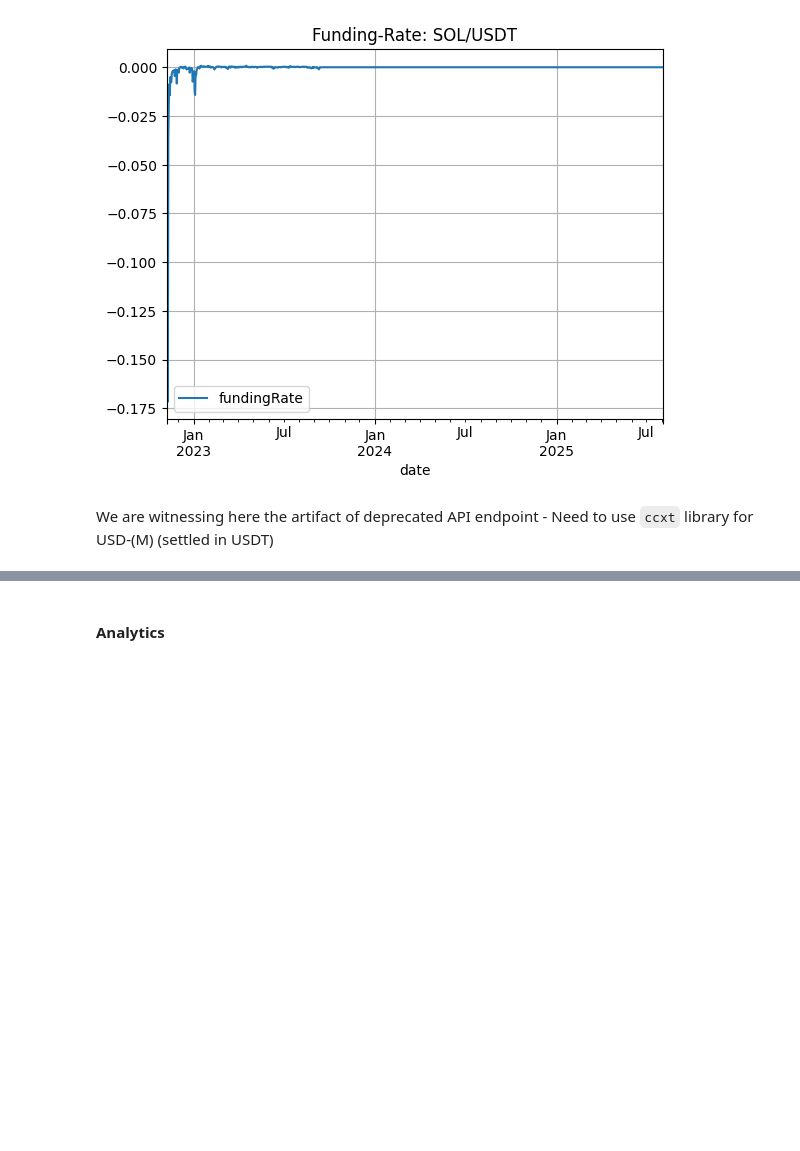
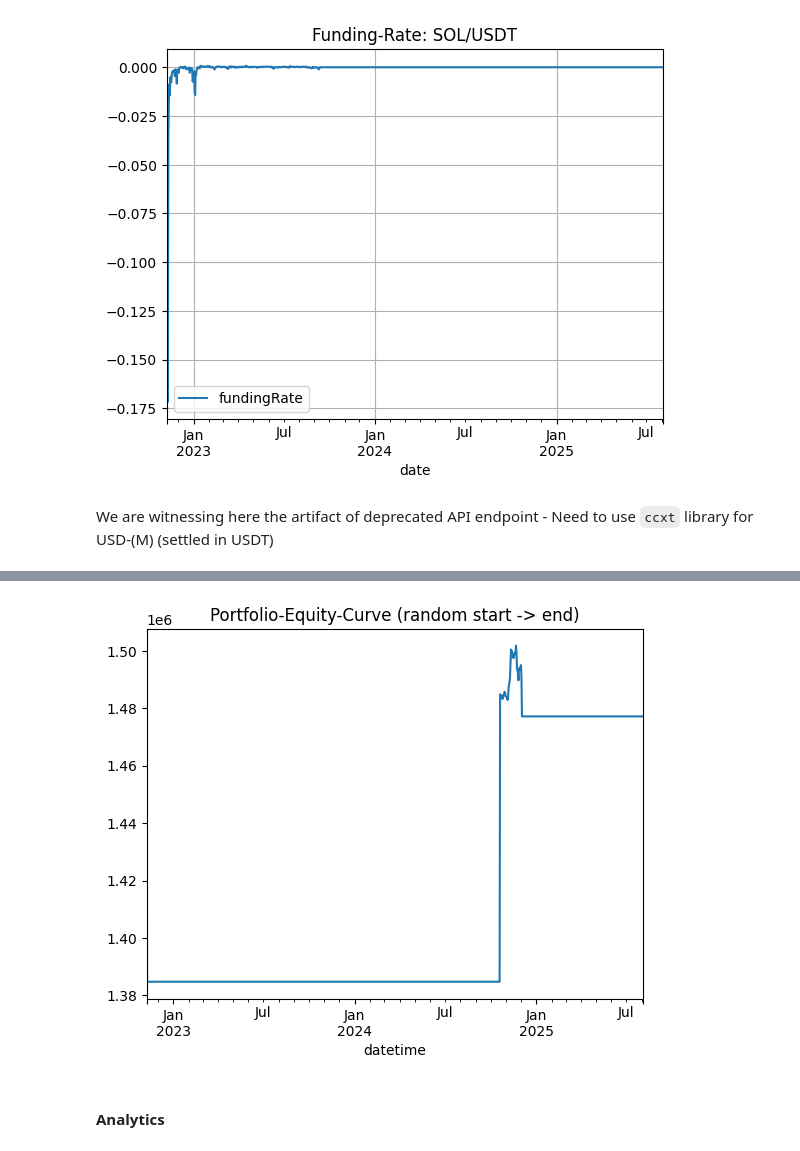
Before and after one commit to AlikMon88/ML-Pairs-Open, a Jupyter notebook: Research/research_v2.ipynb, the cells around one changed output, grey strips where cells are left out. Cells and saved outputs as stored; diff of their text form; code cells hidden in the pictures; blank space fills up the shorter version.

```diff
--- a/Research/research_v2.ipynb
+++ b/Research/research_v2.ipynb
@@ -641,3 +658,11 @@ Name: (ETH/USDT, 2025-05-05 00:00:00), dtype: float64
+# %%
+summed_equity_curve = final_equity_curve.groupby(level='datetime').sum()
+summed_equity_curve.plot()
+
+plt.title(f'Portfolio-Equity-Curve (random start -> end)')
+plt.show()
+# %% [output]
+[figure, added]
 # %% [markdown]
 #### Analytics
 # %%
```
Also changed, not shown: parts of 14 cells of this notebook, 2 other files.
